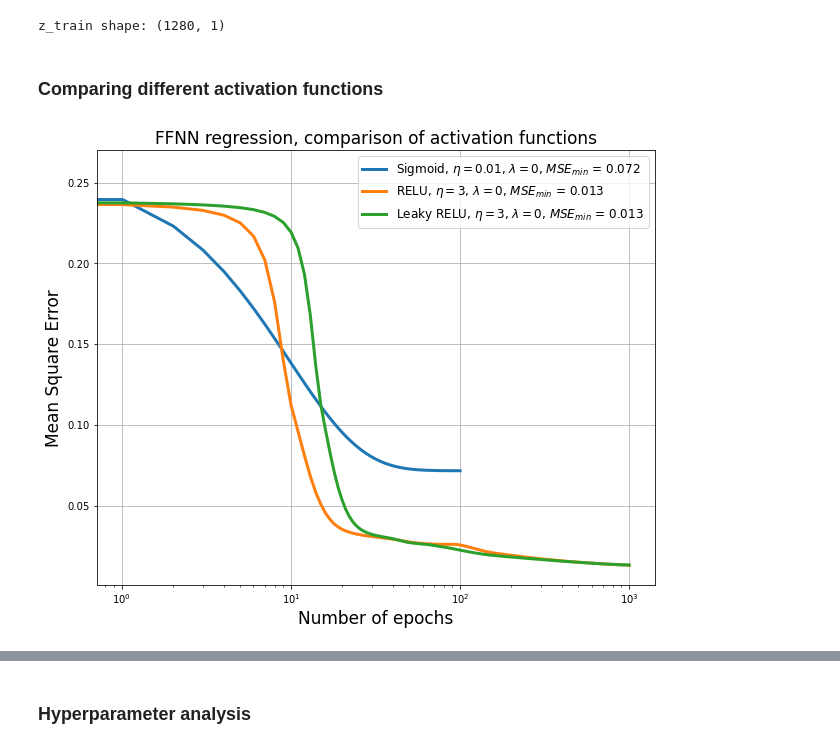
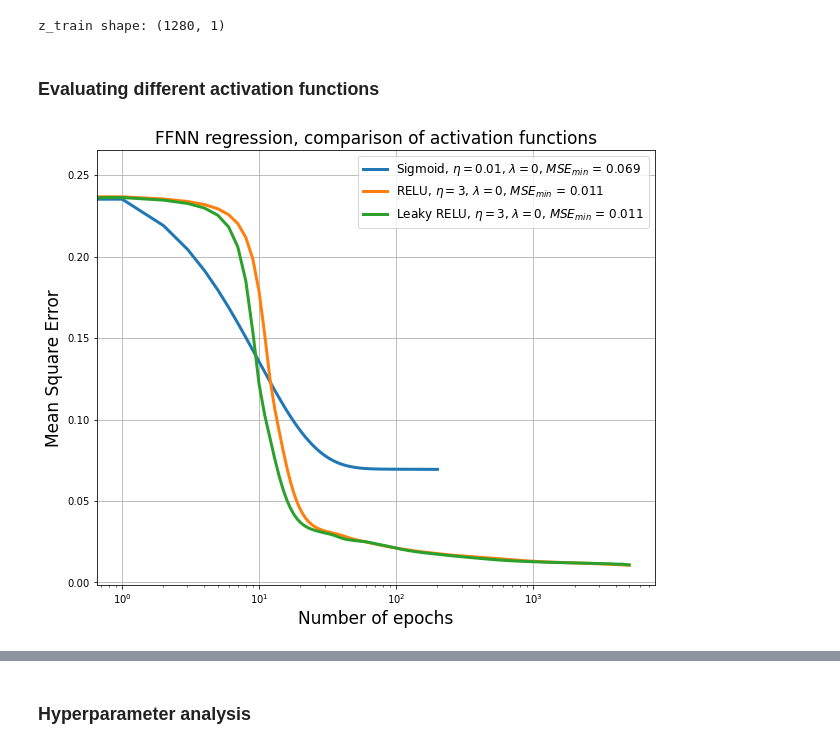
Before and after one commit to lassetotl/fys-stk, a Jupyter notebook: project 2/LinReg_BC.ipynb, the cells around one changed output, grey strips where cells are left out. Cells and saved outputs as stored; diff of their text form; code cells hidden in the pictures.

```diff
--- a/project 2/LinReg_BC.ipynb
+++ b/project 2/LinReg_BC.ipynb
@@ -26,26 +26,26 @@ X_train, X_test, z_train, z_test = train_test_split(X, np.ravel(z).reshape(-1,1)
 print(f'z_train shape: {np.shape(z_train)}')
 
 # Initialize regression instances (run to reset weights)
-rnn1 = FFNN_Regression(X_train, z_train, eta = 0.01, lmbd = 0, epochs = 100, activation = 'Sigmoid')
-rnn2 = FFNN_Regression(X_train, z_train, eta = 3, lmbd = 0, epochs = 1000, activation = 'RELU')
-rnn3 = FFNN_Regression(X_train, z_train, eta = 3, lmbd = 0, epochs = 1000, activation = 'Leaky RELU')
+rnn1 = FFNN_Regression(X_train, z_train, eta = 0.01, lmbd = 0, epochs = 200, activation = 'Sigmoid')
+rnn2 = FFNN_Regression(X_train, z_train, eta = 3, lmbd = 0, epochs = 5000, activation = 'RELU')
+rnn3 = FFNN_Regression(X_train, z_train, eta = 3, lmbd = 0, epochs = 5000, activation = 'Leaky RELU')
 # %% [output]
 z_train shape: (1280, 1)
 # %% [markdown]
-### Comparing different activation functions
+### Evaluating different activation functions
 # %%
 ## Plotting MSE for each epoch
 fig = plt.figure(figsize = (10, 8))
 plt.title('FFNN regression, comparison of activation functions', fontsize = 17)
 plt.xlabel('Number of epochs', fontsize = 17)
 plt.ylabel('Mean Square Error', fontsize = 17)
 
-e1, m1 = rnn1.train()
-e2, m2 = rnn2.train()
-e3, m3 = rnn3.train()
+e1, m1, r1 = rnn1.train()
+e2, m2, r2 = rnn2.train()
+e3, m3, r3 = rnn3.train()
 
 plt.xscale('log'); plt.grid(1)
 plt.legend(prop={'size': 12})#; plt.savefig('FFNN1')
 plt.show()
 # %% [output]
-[figure, old version]
+[figure, new version]
```
Also changed, not shown: parts of 3 cells of this notebook.
